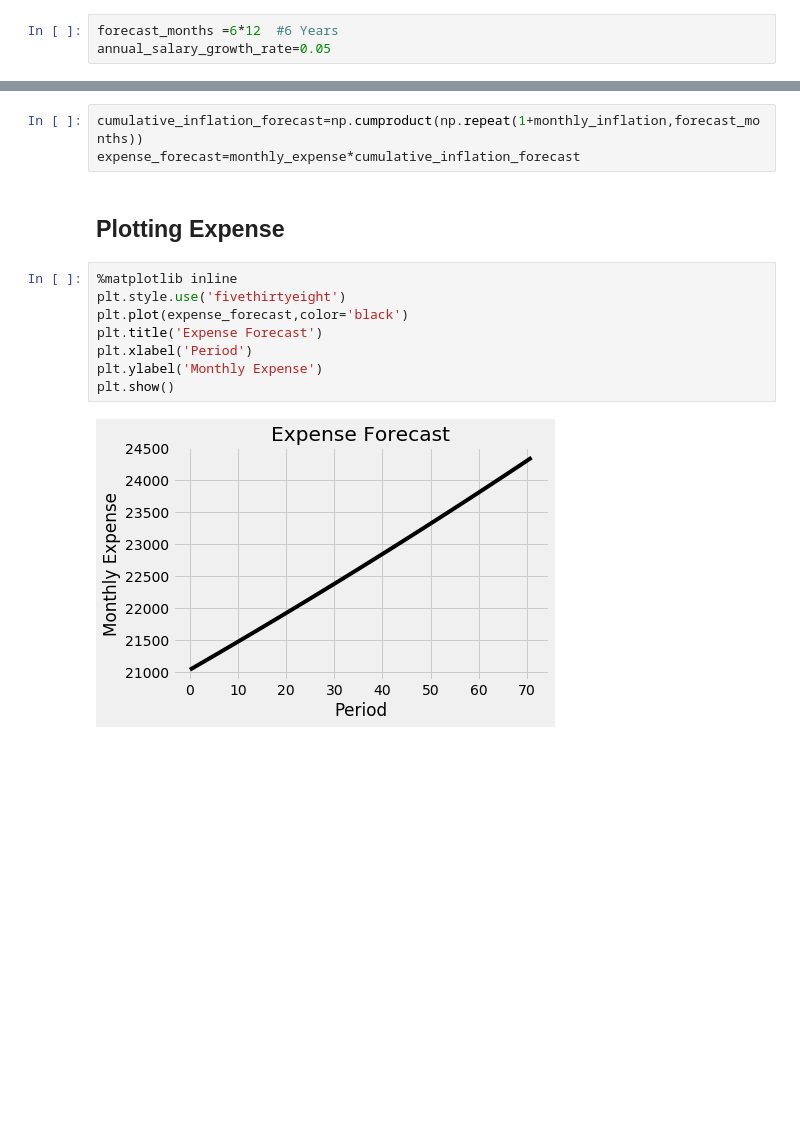
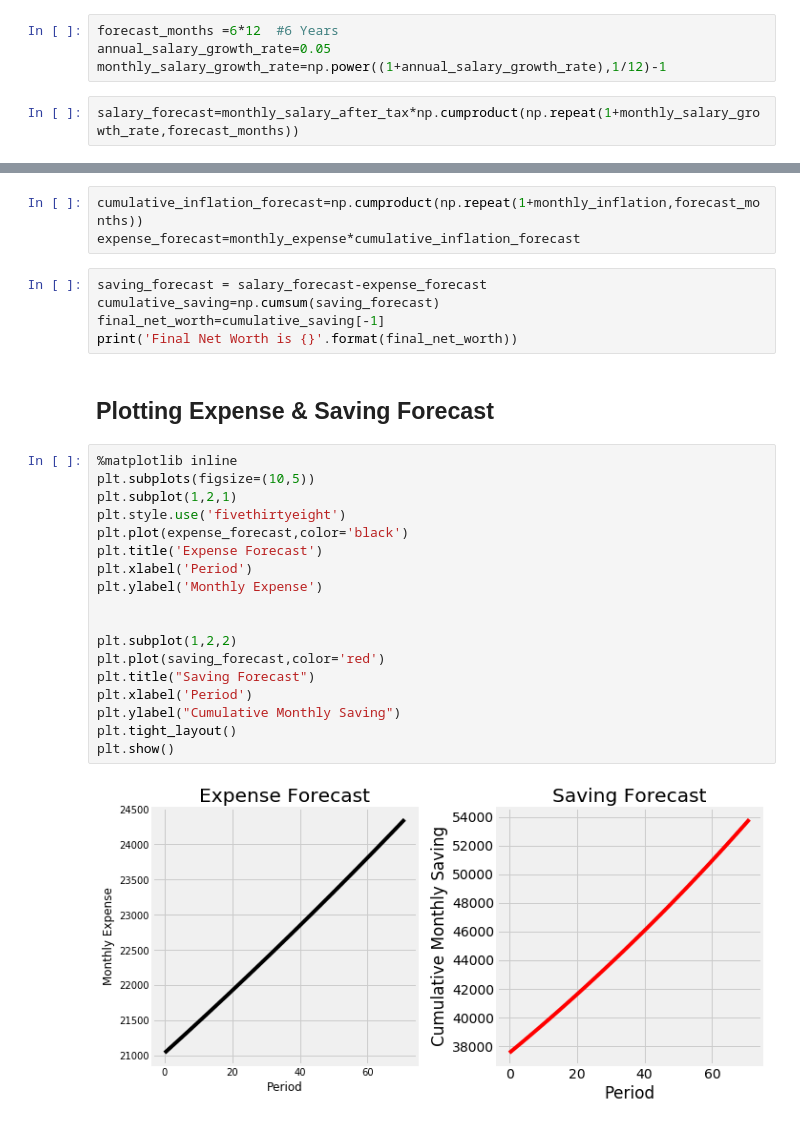
Before and after one commit to SAMBATHSASIDHARAN1/git, a Jupyter notebook: Intro_fin_concepts.ipynb, the cells around one changed output, grey strips where cells are left out. Cells and saved outputs as stored; diff of their text form; blank space fills up the shorter version.

Commit message:
Added Forecasting of Savings

```diff
--- a/Intro_fin_concepts.ipynb
+++ b/Intro_fin_concepts.ipynb
@@ -27,21 +27,39 @@ monthly_saving=salary-monthly_expense
 # %%
 forecast_months =6*12  #6 Years
 annual_salary_growth_rate=0.05
+monthly_salary_growth_rate=np.power((1+annual_salary_growth_rate),1/12)-1
+# %%
+salary_forecast=monthly_salary_after_tax*np.cumproduct(np.repeat(1+monthly_salary_growth_rate,forecast_months))
 # %%
 annual_inflation=0.025
 monthly_inflation=np.power((1+annual_inflation),1/12)-1
 # %%
 cumulative_inflation_forecast=np.cumproduct(np.repeat(1+monthly_inflation,forecast_months))
 expense_forecast=monthly_expense*cumulative_inflation_forecast
+# %%
+saving_forecast = salary_forecast-expense_forecast
+cumulative_saving=np.cumsum(saving_forecast)
+final_net_worth=cumulative_saving[-1]
+print('Final Net Worth is {}'.format(final_net_worth))
 # %% [markdown]
-## Plotting Expense
+## Plotting Expense & Saving Forecast
 # %%
 %matplotlib inline
+plt.subplots(figsize=(10,5))
+plt.subplot(1,2,1)
 plt.style.use('fivethirtyeight')
 plt.plot(expense_forecast,color='black')
 plt.title('Expense Forecast')
 plt.xlabel('Period')
 plt.ylabel('Monthly Expense')
+
+
+plt.subplot(1,2,2)
+plt.plot(saving_forecast,color='red')
+plt.title("Saving Forecast")
+plt.xlabel('Period')
+plt.ylabel("Cumulative Monthly Saving")
+plt.tight_layout()
 plt.show()
 # %% [output]
-[figure, old version]
+[figure, new version]
```
